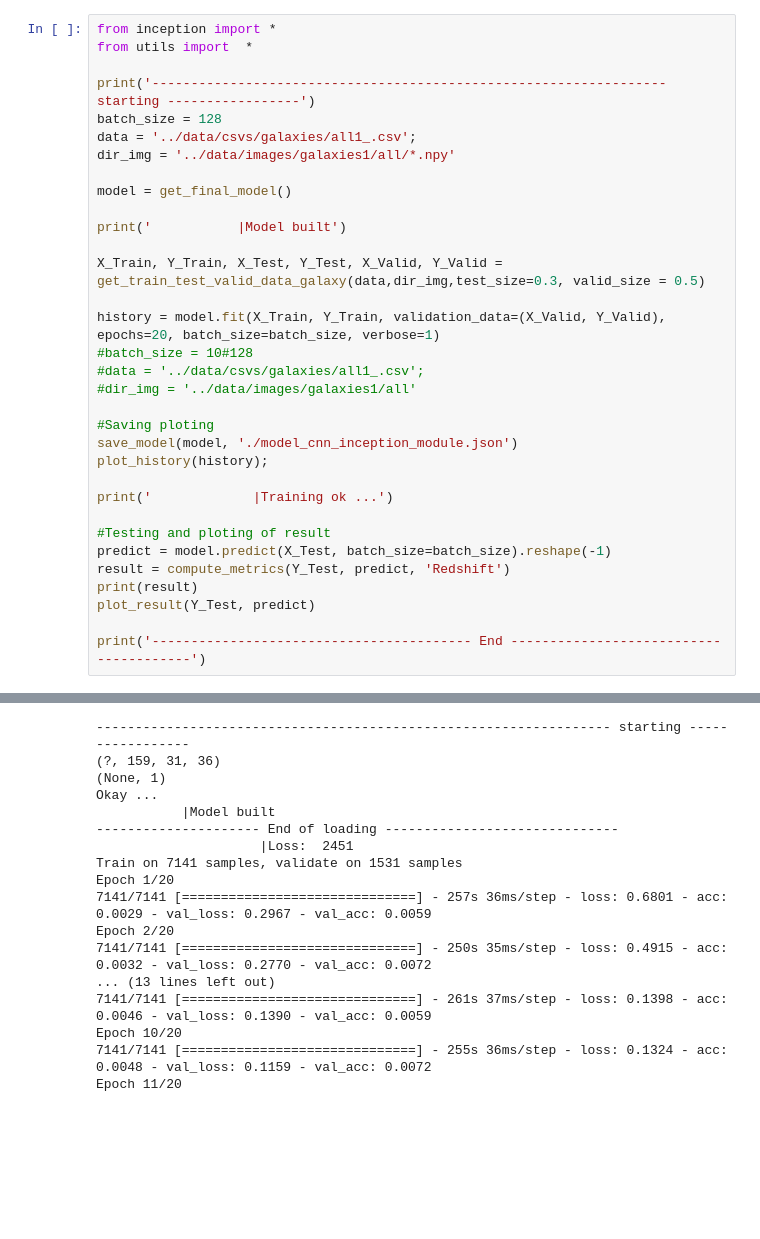
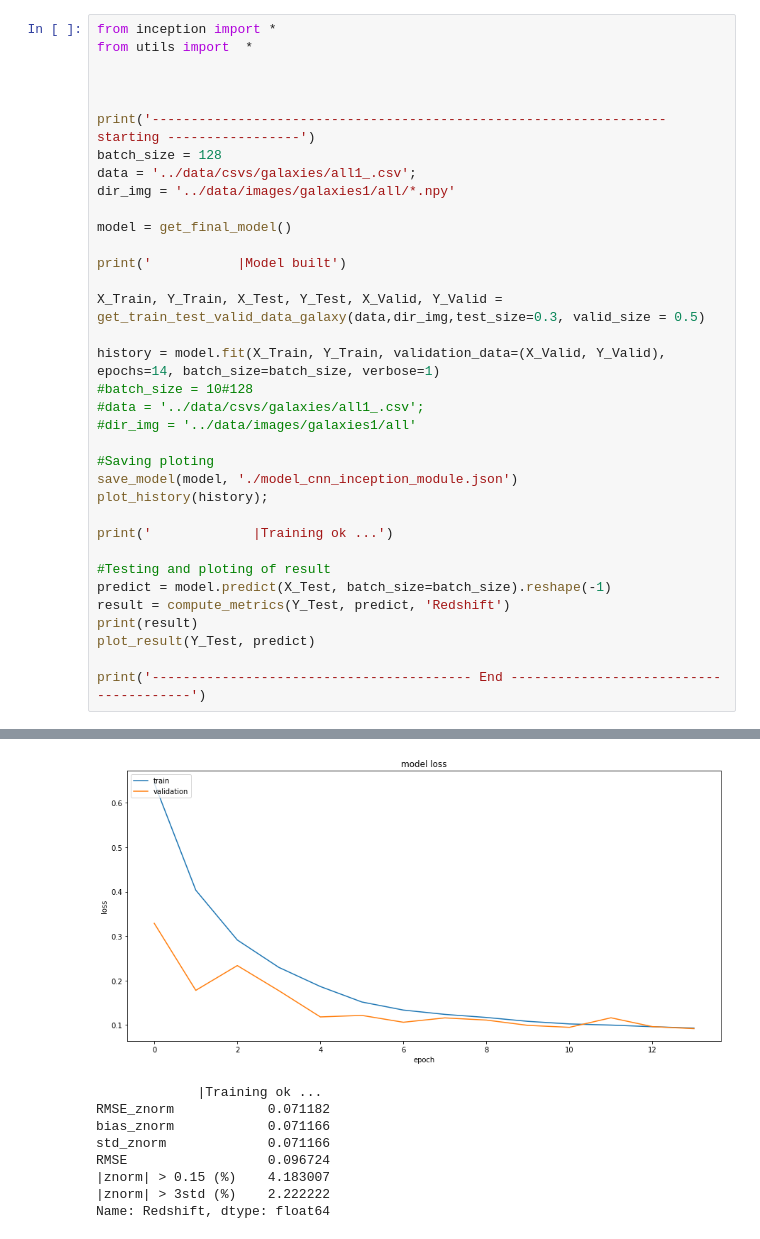
Before and after one commit to oussissa123/redshit_estimation, a Jupyter notebook: new/inception_cnn.ipynb, the cells around one changed output, grey strips where cells are left out. Saved outputs shown, nothing was run; the diff lists cells and outputs as text; blank space fills up the shorter version.

```diff
--- a/new/inception_cnn.ipynb
+++ b/new/inception_cnn.ipynb
@@ -1,6 +1,8 @@
 # %%
 from inception import *
 from utils import  *
+
+
 
 print('------------------------------------------------------------------ starting -----------------')
 batch_size = 128
@@ -13,7 +15,7 @@ print('           |Model built')
 
 X_Train, Y_Train, X_Test, Y_Test, X_Valid, Y_Valid = get_train_test_valid_data_galaxy(data,dir_img,test_size=0.3, valid_size = 0.5)
 
-history = model.fit(X_Train, Y_Train, validation_data=(X_Valid, Y_Valid), epochs=20, batch_size=batch_size, verbose=1)
+history = model.fit(X_Train, Y_Train, validation_data=(X_Valid, Y_Valid), epochs=14, batch_size=batch_size, verbose=1)
 #batch_size = 10#128
 #data = '../data/csvs/galaxies/all1_.csv';
 #dir_img = '../data/images/galaxies1/all'
@@ -36,17 +54,9 @@ Using TensorFlow backend.
+[figure, added]
------------------------------------------------------------------- starting -----------------
-(?, 159, 31, 36)
-(None, 1)
-Okay ...
-           |Model built
---------------------- End of loading ------------------------------
-                     |Loss:  2451
-Train on 7141 samples, validate on 1531 samples
-Epoch 1/20
-7141/7141 [==============================] - 257s 36ms/step - loss: 0.6801 - acc: 0.0029 - val_loss: 0.2967 - val_acc: 0.0059
-Epoch 2/20
-7141/7141 [==============================] - 250s 35ms/step - loss: 0.4915 - acc: 0.0032 - val_loss: 0.2770 - val_acc: 0.0072
-... (13 lines left out)
-7141/7141 [==============================] - 261s 37ms/step - loss: 0.1398 - acc: 0.0046 - val_loss: 0.1390 - val_acc: 0.0059
-Epoch 10/20
-7141/7141 [==============================] - 255s 36ms/step - loss: 0.1324 - acc: 0.0048 - val_loss: 0.1159 - val_acc: 0.0072
-Epoch 11/20
+             |Training ok ...
+RMSE_znorm            0.071182
+bias_znorm            0.071166
+std_znorm             0.071166
+RMSE                  0.096724
+|znorm| > 0.15 (%)    4.183007
+|znorm| > 3std (%)    2.222222
+Name: Redshift, dtype: float64
```
Also changed, not shown: parts of 2 cells of this notebook, 7 other files.
